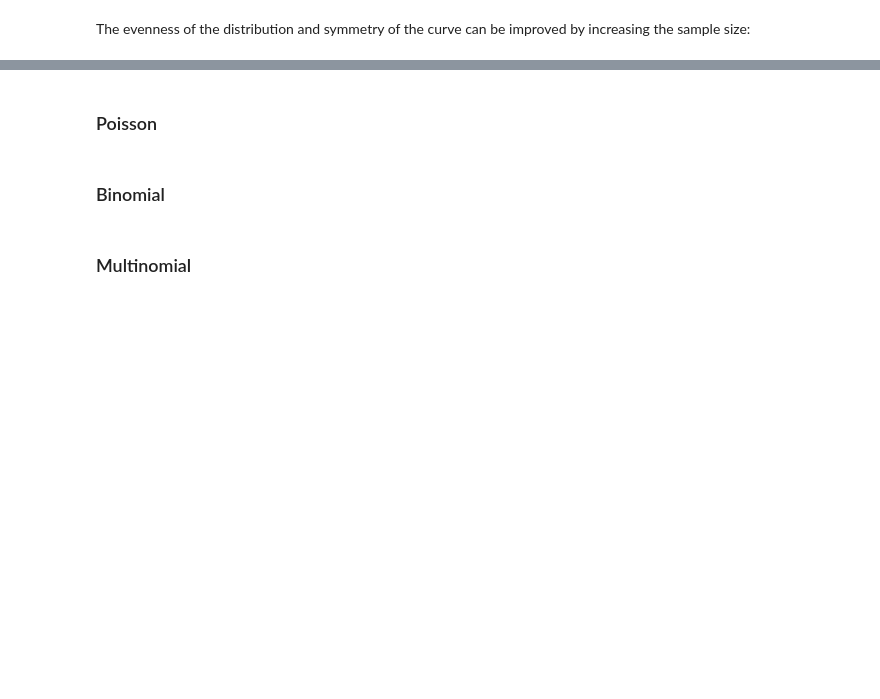
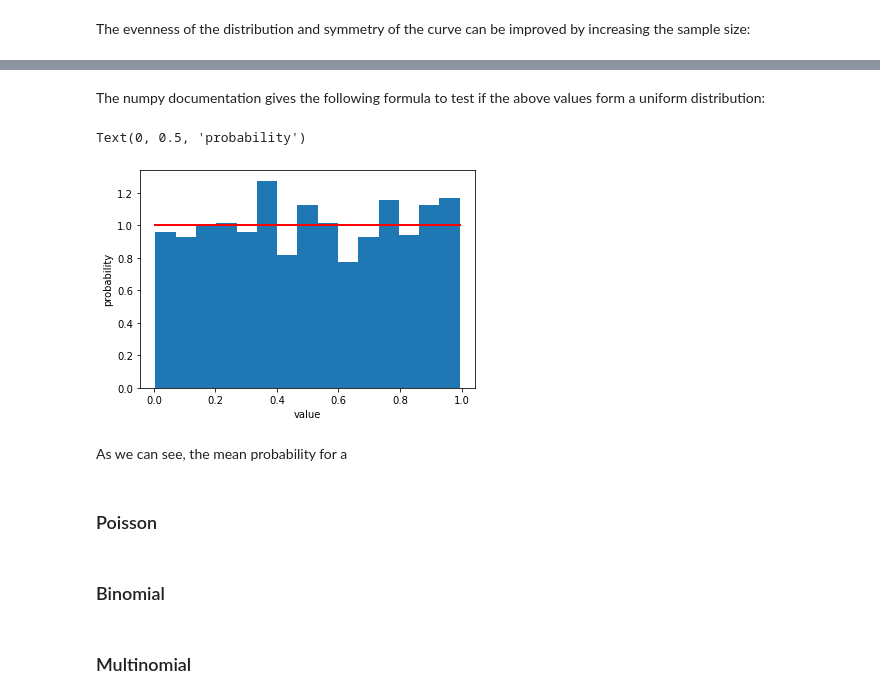
Before and after one commit to donalbuggy/programmingForDataAnalysisAssignment, a Jupyter notebook: progDA Assignment.ipynb, the cells around one changed output, grey strips where cells are left out. Drawn from its saved outputs; the diff is of its cells as text; code cells hidden in the pictures; blank space fills up the shorter version.

```diff
--- a/progDA Assignment.ipynb
+++ b/progDA Assignment.ipynb
@@ -258,0 +269,5 @@ plt.plot(bins, 1/(stdDev * numpy.sqrt(2 * numpy.pi)) * numpy.exp( - (bins - mean
+# %%
+uniformArray = numpy.sort(rng.random(size=2)) # generating two random values to act as upper and lower bounds
+lowerBound, upperBound = uniformArray # assigning the variables
+uniformVars = np.default_rng().uniform(lowerBound, upperBound, size=1000) # setting the variable containing the uniform distribution values
+uniformVars
@@ -259,3 +292,15 @@ plt.plot(bins, 1/(stdDev * numpy.sqrt(2 * numpy.pi)) * numpy.exp( - (bins - mean
+# %% [markdown]
+The numpy documentation gives the following formula to test if the above values form a uniform distribution:
+# %%
+count, bins, ignored = plt.hist(uniformVars, 15, density=True)
+plt.plot(bins, numpy.ones_like(bins), linewidth=2, color='r')
+plt.xlabel("value")
+plt.ylabel("probability")
+# %% [output]
+Text(0, 0.5, 'probability')
+[figure, added]
+# %% [markdown]
+As we can see, the mean probability for a
 # %% [markdown]
 ### Poisson
 # %% [markdown]
```
Also changed, not shown: parts of 6 cells of this notebook.
